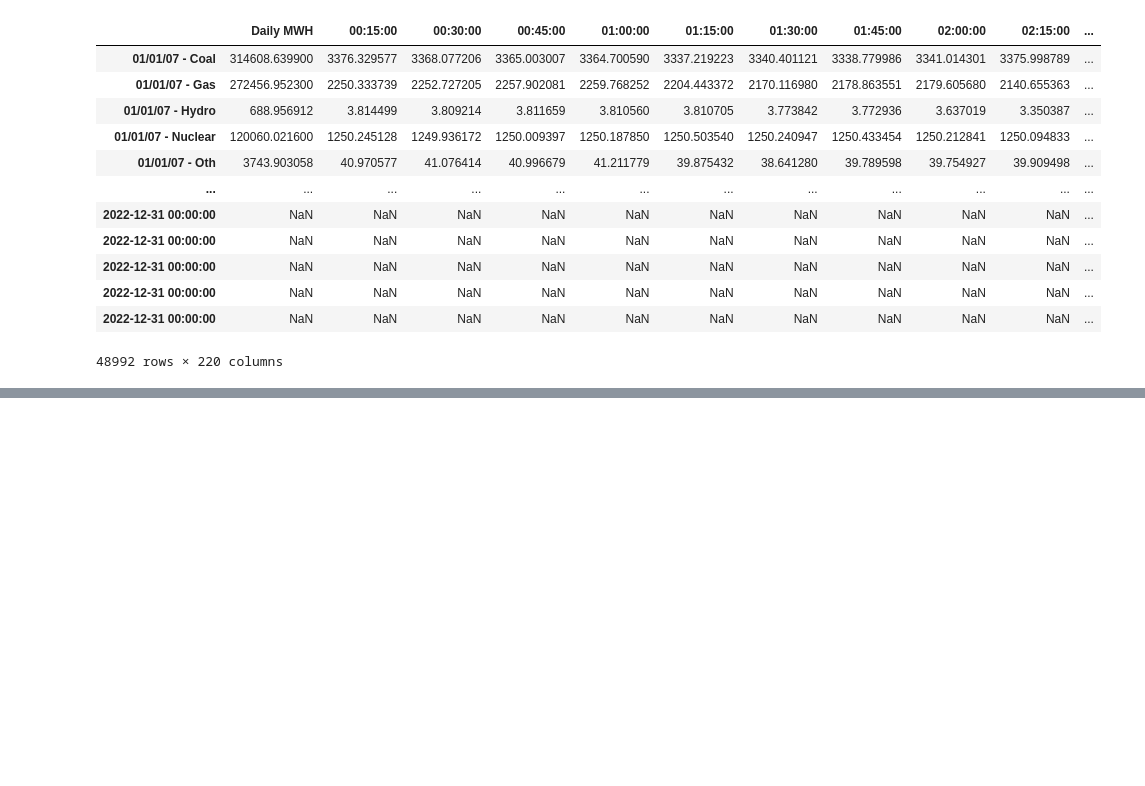
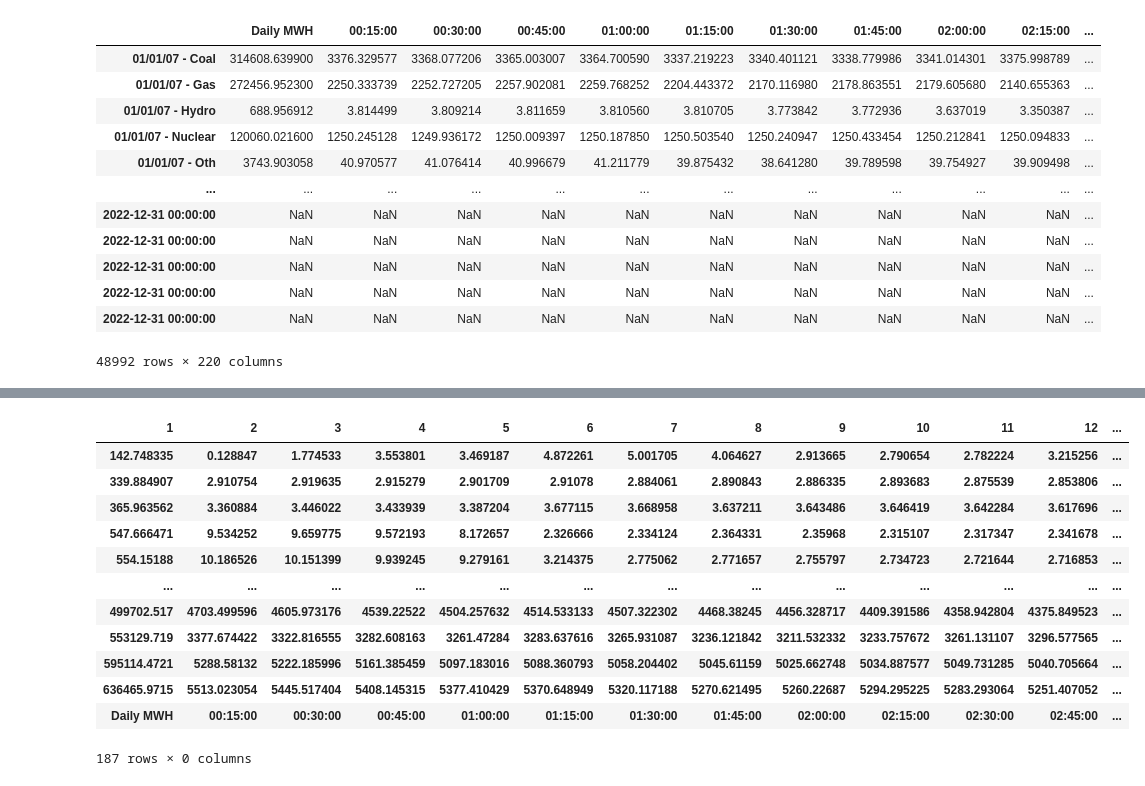
Before and after one commit to mustang-lexie/MSDS_6120_Capstone_ARW_LEXIE, a Jupyter notebook: testing.ipynb, the cells around one changed output, grey strips where cells are left out. Drawn from its saved outputs; the diff is of its cells as text; code cells hidden in the pictures; blank space fills up the shorter version.

```diff
--- a/testing.ipynb
+++ b/testing.ipynb
@@ -83,0 +404,48 @@ all_data.to_csv('test_output.csv', index=True)
+# %%
+# Extract 'Date' and 'Fuel' from 'Date - Fuel' column
+# Extract 'Date' and 'Fuel' from 'Date - Fuel' column
+fuel_month['Date'] = fuel_month.index.str.split('-', 1).str[0]
+fuel_month['Fuel'] = fuel_month.index.str.split('-', 1).str[1]
+
+# Ensure the column names are clean (remove leading/trailing spaces).columns = fuel_month.columns.str.strip()
+
+# Pivot the DataFrame to reshape it
+all_columns = fuel_month.columns.tolist()
+
+# Column to exclude
+column_to_exclude = 'Fuel'
+
+# Exclude the specified column
+columns_except_excluded = [col for col in all_columns if col != column_to_exclude]
+
+
+
+pivot_df = fuel_month.pivot(index=columns_except_excluded, columns='Fuel')
+
+# Flatten MultiIndex columns
+#pivot_df.columns = [f'{col[0]}_{col[1]}' for col in pivot_df.columns]
+
+# Reset the index
+#pivot_df.reset_index(inplace=True)
+
+# Rename columns to include the date
+#date_columns = [col.split('_')[1] for col in pivot_df.columns if '_' in col]
+#pivot_df.columns = ['Date - Fuel'] + date_columns
+
+# Display the final DataFrame
+pivot_df
+#print(columns_except_excluded)
+# %% [output]
+| 1 | 2 | 3 | 4 | 5 | 6 | 7 | 8 | 9 | 10 | 11 | 12 | ... |
+| 142.748335 | 0.128847 | 1.774533 | 3.553801 | 3.469187 | 4.872261 | 5.001705 | 4.064627 | 2.913665 | 2.790654 | 2.782224 | 3.215256 | ... |
+| 339.884907 | 2.910754 | 2.919635 | 2.915279 | 2.901709 | 2.91078 | 2.884061 | 2.890843 | 2.886335 | 2.893683 | 2.875539 | 2.853806 | ... |
+| 365.963562 | 3.360884 | 3.446022 | 3.433939 | 3.387204 | 3.677115 | 3.668958 | 3.637211 | 3.643486 | 3.646419 | 3.642284 | 3.617696 | ... |
+| 547.666471 | 9.534252 | 9.659775 | 9.572193 | 8.172657 | 2.326666 | 2.334124 | 2.364331 | 2.35968 | 2.315107 | 2.317347 | 2.341678 | ... |
+| 554.15188 | 10.186526 | 10.151399 | 9.939245 | 9.279161 | 3.214375 | 2.775062 | 2.771657 | 2.755797 | 2.734723 | 2.721644 | 2.716853 | ... |
+| ... | ... | ... | ... | ... | ... | ... | ... | ... | ... | ... | ... | ... |
+| 499702.517 | 4703.499596 | 4605.973176 | 4539.22522 | 4504.257632 | 4514.533133 | 4507.322302 | 4468.38245 | 4456.328717 | 4409.391586 | 4358.942804 | 4375.849523 | ... |
+| 553129.719 | 3377.674422 | 3322.816555 | 3282.608163 | 3261.47284 | 3283.637616 | 3265.931087 | 3236.121842 | 3211.532332 | 3233.757672 | 3261.131107 | 3296.577565 | ... |
+| 595114.4721 | 5288.58132 | 5222.185996 | 5161.385459 | 5097.183016 | 5088.360793 | 5058.204402 | 5045.61159 | 5025.662748 | 5034.887577 | 5049.731285 | 5040.705664 | ... |
+| 636465.9715 | 5513.023054 | 5445.517404 | 5408.145315 | 5377.410429 | 5370.648949 | 5320.117188 | 5270.621495 | 5260.22687 | 5294.295225 | 5283.293064 | 5251.407052 | ... |
+| Daily MWH | 00:15:00 | 00:30:00 | 00:45:00 | 01:00:00 | 01:15:00 | 01:30:00 | 01:45:00 | 02:00:00 | 02:15:00 | 02:30:00 | 02:45:00 | ... |
+187 rows × 0 columns
```
Also changed, not shown: parts of 15 cells of this notebook.
